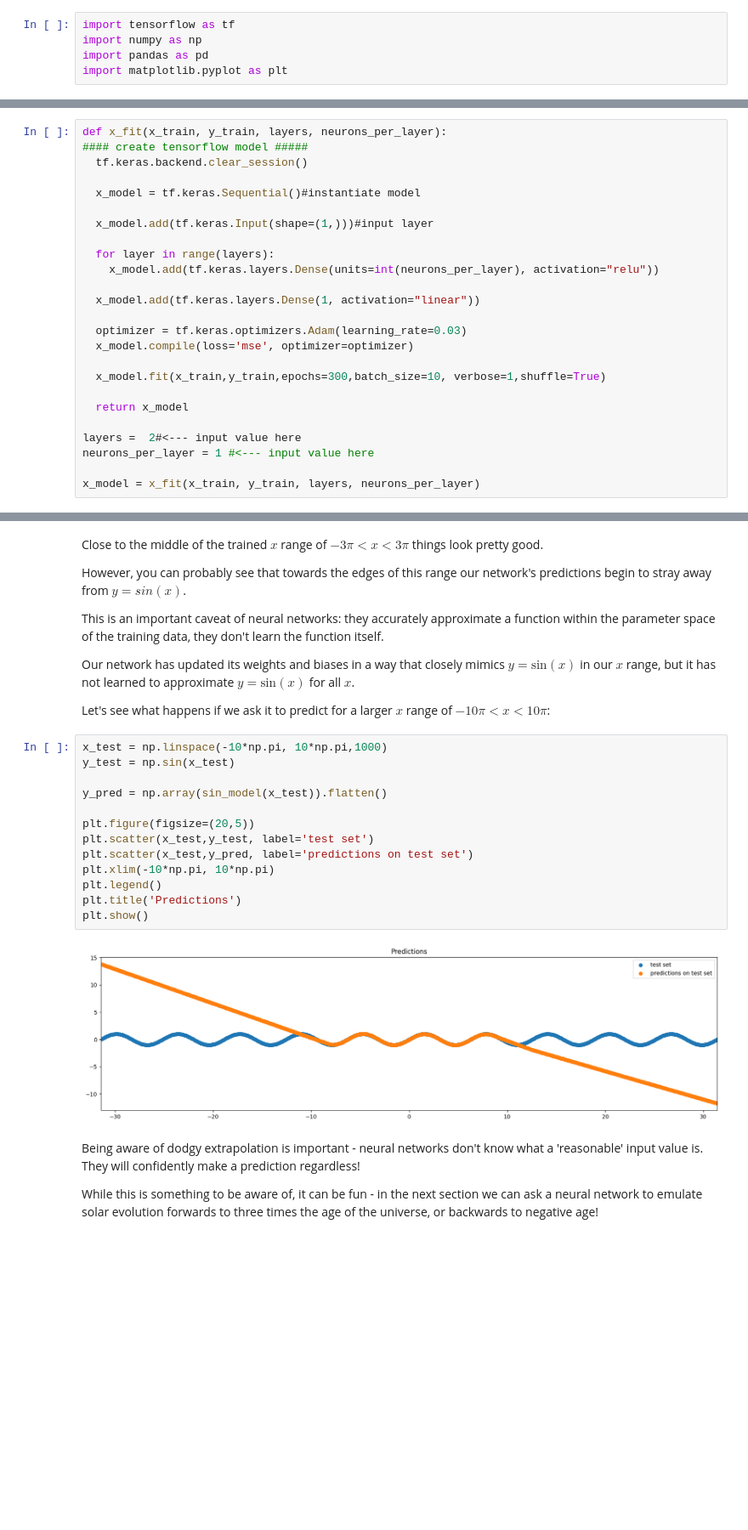
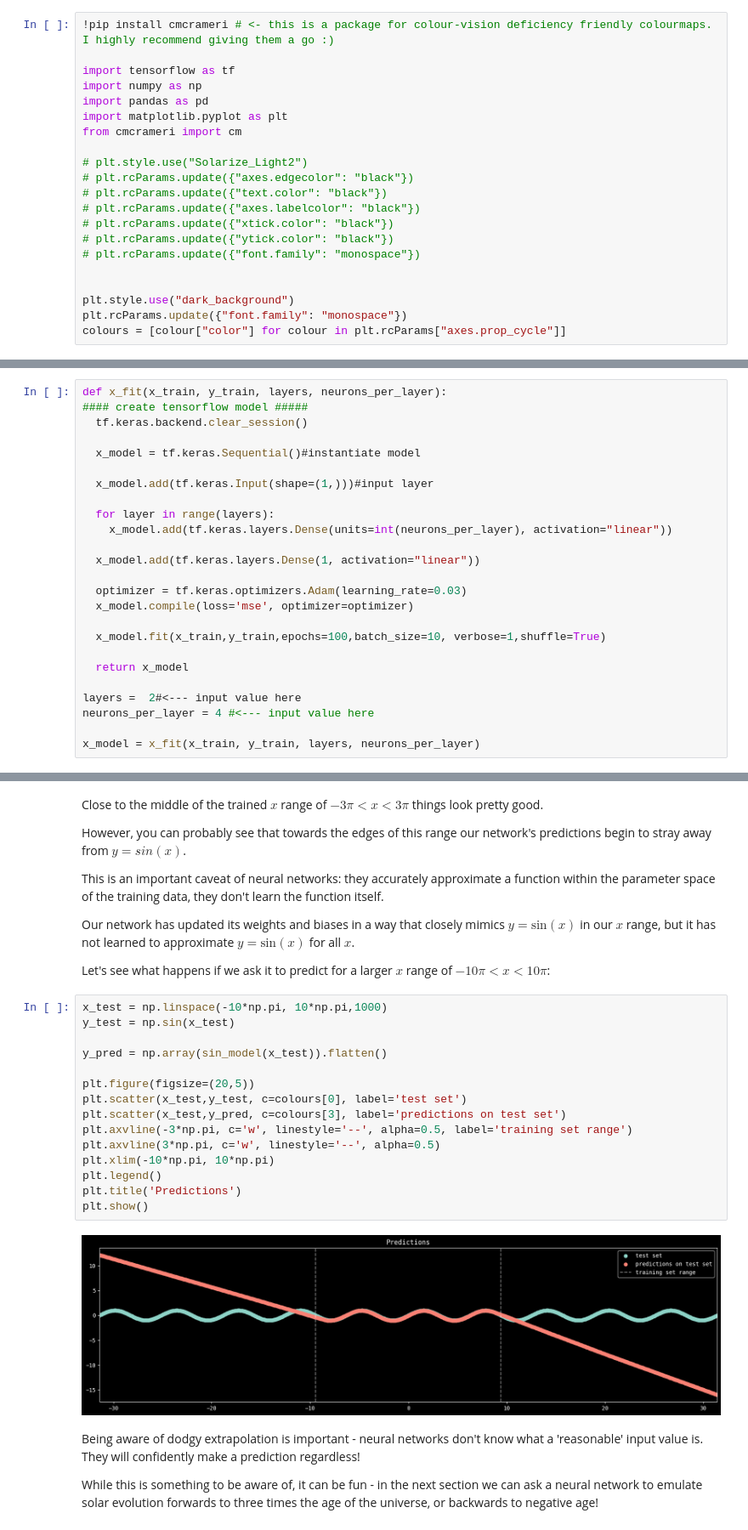
Before and after one commit to ojscutt/nn_session, a Jupyter notebook: nn_session.ipynb, the cells around one changed output, grey strips where cells are left out. Shown at 85% size. Cells and saved outputs as stored; diff of their text form; blank space fills up the shorter version.

```diff
--- a/nn_session.ipynb
+++ b/nn_session.ipynb
@@ -10,7 +10,23 @@ The aims for this skills session are to:
 
 Get started with some imports:
 # %%
+!pip install cmcrameri # <- this is a package for colour-vision deficiency friendly colourmaps. I highly recommend giving them a go :)
+
 import tensorflow as tf
 import numpy as np
 import pandas as pd
 import matplotlib.pyplot as plt
+from cmcrameri import cm
+
+# plt.style.use("Solarize_Light2")
+# plt.rcParams.update({"axes.edgecolor": "black"})
+# plt.rcParams.update({"text.color": "black"})
+# plt.rcParams.update({"axes.labelcolor": "black"})
+# plt.rcParams.update({"xtick.color": "black"})
+# plt.rcParams.update({"ytick.color": "black"})
+# plt.rcParams.update({"font.family": "monospace"})
+
+
+plt.style.use("dark_background")
+plt.rcParams.update({"font.family": "monospace"})
+colours = [colour["color"] for colour in plt.rcParams["axes.prop_cycle"]]
@@ -582,19 +620,19 @@ def x_fit(x_train, y_train, layers, neurons_per_layer):
   x_model.add(tf.keras.Input(shape=(1,)))#input layer
 
   for layer in range(layers):
-    x_model.add(tf.keras.layers.Dense(units=int(neurons_per_layer), activation="relu"))
+    x_model.add(tf.keras.layers.Dense(units=int(neurons_per_layer), activation="linear"))
 
   x_model.add(tf.keras.layers.Dense(1, activation="linear"))
 
   optimizer = tf.keras.optimizers.Adam(learning_rate=0.03)
   x_model.compile(loss='mse', optimizer=optimizer)
 
-  x_model.fit(x_train,y_train,epochs=300,batch_size=10, verbose=1,shuffle=True)
+  x_model.fit(x_train,y_train,epochs=100,batch_size=10, verbose=1,shuffle=True)
 
   return x_model
 
 layers =  2#<--- input value here
-neurons_per_layer = 1 #<--- input value here
+neurons_per_layer = 4 #<--- input value here
 
 x_model = x_fit(x_train, y_train, layers, neurons_per_layer)
 # %% [output]
@@ -722,18 +762,20 @@ Let's see what happens if we ask it to predict for a larger $x$ range of $-10\pi
 # %%
 x_test = np.linspace(-10*np.pi, 10*np.pi,1000)
 y_test = np.sin(x_test)
 
 y_pred = np.array(sin_model(x_test)).flatten()
 
 plt.figure(figsize=(20,5))
-plt.scatter(x_test,y_test, label='test set')
-plt.scatter(x_test,y_pred, label='predictions on test set')
+plt.scatter(x_test,y_test, c=colours[0], label='test set')
+plt.scatter(x_test,y_pred, c=colours[3], label='predictions on test set')
+plt.axvline(-3*np.pi, c='w', linestyle='--', alpha=0.5, label='training set range')
+plt.axvline(3*np.pi, c='w', linestyle='--', alpha=0.5)
 plt.xlim(-10*np.pi, 10*np.pi)
 plt.legend()
 plt.title('Predictions')
 plt.show()
 # %% [output]
-[figure, old version]
+[figure, new version]
 # %% [markdown]
 Being aware of dodgy extrapolation is important - neural networks don't know what a 'reasonable' input value is. They will confidently make a prediction regardless!
 
```
Also changed, not shown: parts of 26 cells of this notebook.
